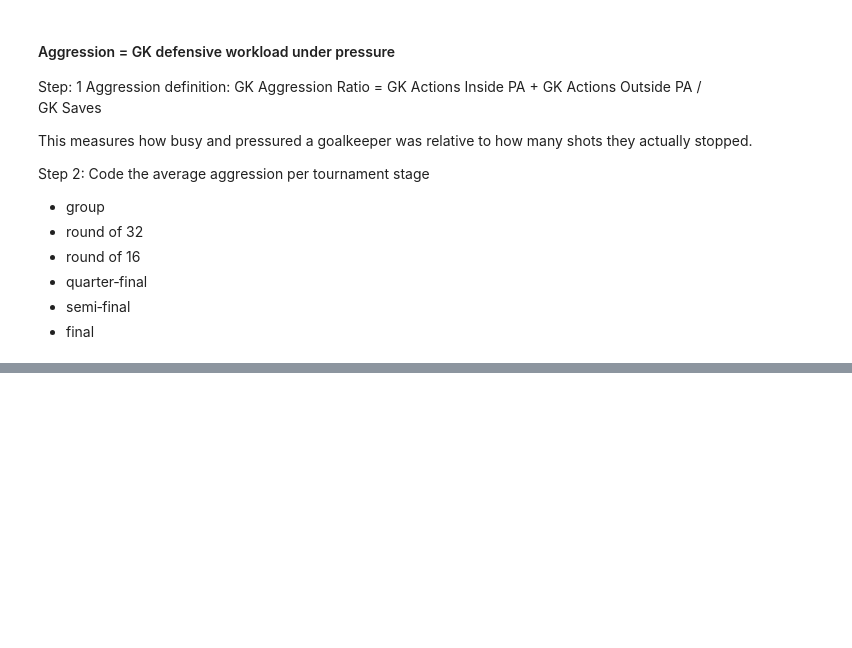
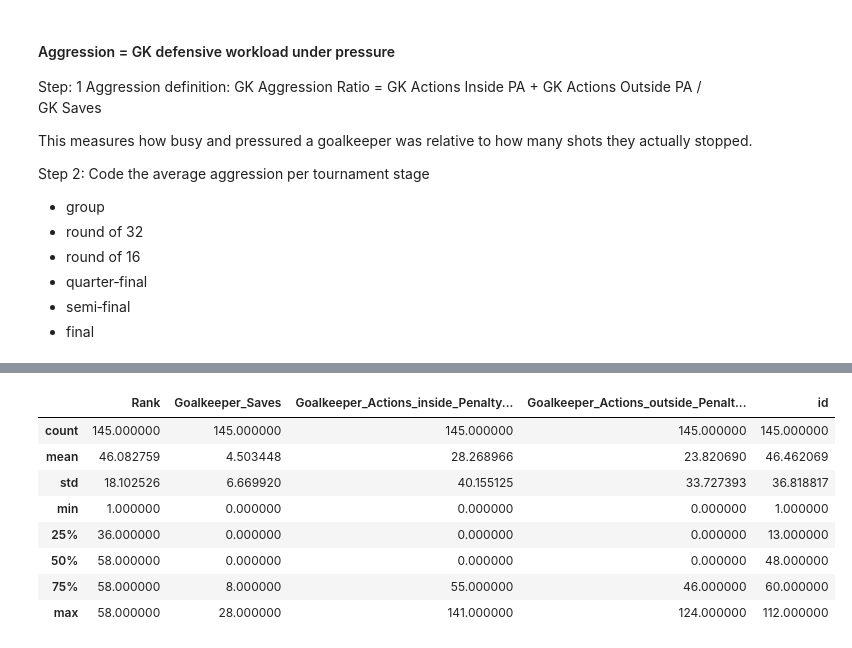
Before and after one commit to DanDooLoo/HIT140_Assessment-2_Group23, a Jupyter notebook: GkAggressionPerStage.ipynb, the cells around one changed output, grey strips where cells are left out. Saved outputs shown, nothing was run; the diff lists cells and outputs as text; code cells hidden in the pictures; blank space fills up the shorter version.

```diff
--- a/GkAggressionPerStage.ipynb
+++ b/GkAggressionPerStage.ipynb
@@ -45,0 +73,12 @@ FileNotFoundError: [Errno 2] No such file or directory: 'teams.csv'
+# %%
+gk_stats.describe()
+# %% [output]
+|  | Rank | Goalkeeper_Saves | Goalkeeper_Actions_inside_Penalty... | Goalkeeper_Actions_outside_Penalt... | id |
+| count | 145.000000 | 145.000000 | 145.000000 | 145.000000 | 145.000000 |
+| mean | 46.082759 | 4.503448 | 28.268966 | 23.820690 | 46.462069 |
+| std | 18.102526 | 6.669920 | 40.155125 | 33.727393 | 36.818817 |
+| min | 1.000000 | 0.000000 | 0.000000 | 0.000000 | 1.000000 |
+| 25% | 36.000000 | 0.000000 | 0.000000 | 0.000000 | 13.000000 |
+| 50% | 58.000000 | 0.000000 | 0.000000 | 0.000000 | 48.000000 |
+| 75% | 58.000000 | 8.000000 | 55.000000 | 46.000000 | 60.000000 |
+| max | 58.000000 | 28.000000 | 141.000000 | 124.000000 | 112.000000 |
```
Also changed, not shown: parts of 16 cells of this notebook, 3 other files.
